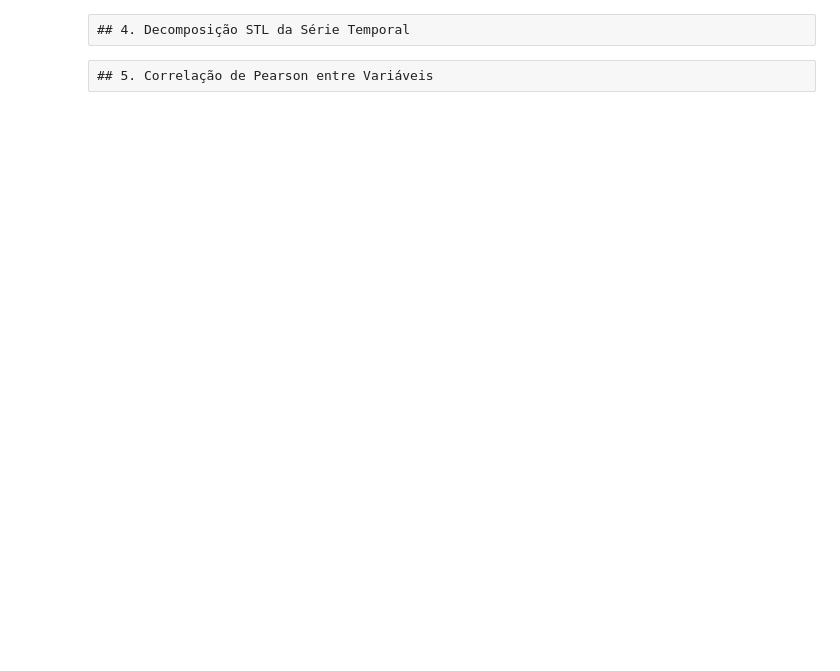
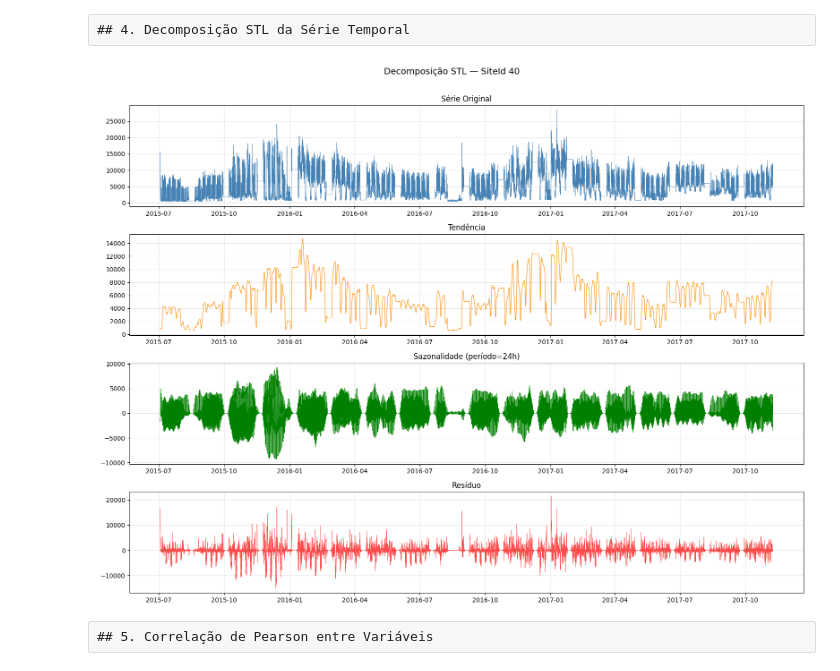
Before and after one commit to evandrorcoelho/energy-consumption-forecast, a Jupyter notebook: notebooks/01_eda.ipynb, the cells around one changed output. Cells and saved outputs as stored; diff of their text form; code cells hidden in the pictures; blank space fills up the shorter version.

```diff
--- a/notebooks/01_eda.ipynb
+++ b/notebooks/01_eda.ipynb
@@ -178,27 +240,29 @@ plt.show()
 ## 4. Decomposição STL da Série Temporal
 # %%
 # Resamplea para frequência horária regular (mediana por hora)
-df40_hourly = df40.set_index('Timestamp')['Value'].resample('1H').median().fillna(method='ffill')
+df40_hourly = df40.set_index('Timestamp')['Value'].resample('1h').median().ffill()
 
 # STL com período de 24h (sazonalidade diária)
 stl = STL(df40_hourly, period=24, robust=True)
 result = stl.fit()
 
 fig, axes = plt.subplots(4, 1, figsize=(16, 12))
 axes[0].plot(df40_hourly.index, df40_hourly.values, linewidth=0.5, color='steelblue')
 axes[0].set_title('Série Original')
 axes[1].plot(result.trend.index, result.trend.values, linewidth=0.8, color='darkorange')
 axes[1].set_title('Tendência')
 axes[2].plot(result.seasonal.index, result.seasonal.values, linewidth=0.5, color='green')
 axes[2].set_title('Sazonalidade (período=24h)')
 axes[3].plot(result.resid.index, result.resid.values, linewidth=0.5, color='red', alpha=0.7)
 axes[3].set_title('Resíduo')
 for ax in axes:
     ax.set_xlabel('')
     ax.grid(True, alpha=0.3)
 plt.suptitle(f'Decomposição STL — SiteId {SITE}', fontsize=14, y=1.01)
 plt.tight_layout()
 plt.show()
+# %% [output]
+[figure, added]
 # %% [raw]
 ## 5. Correlação de Pearson entre Variáveis
 # %%
```
Also changed, not shown: parts of 15 cells of this notebook, 12 other files.
